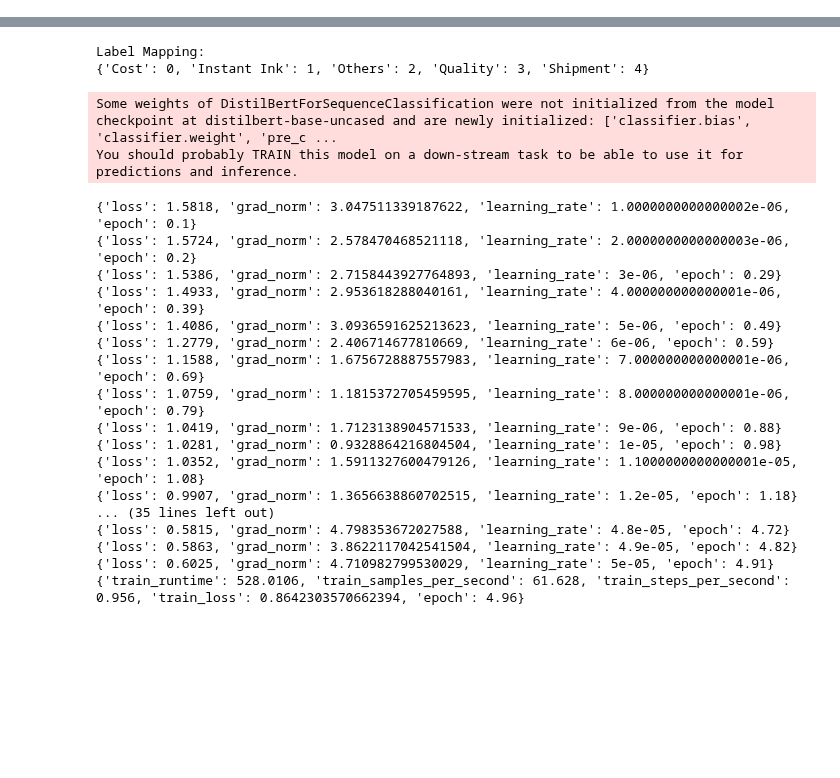
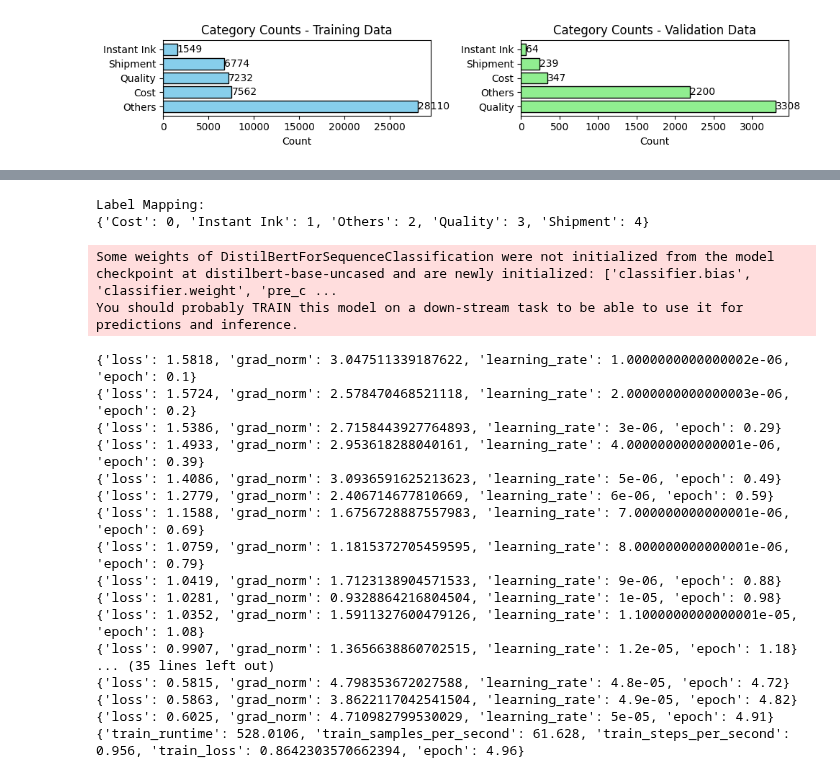
Before and after one commit to wd686/InkSightAnalyzer, a Jupyter notebook: distilbert (category).ipynb, the cells around one changed output, grey strips where cells are left out. Cells and saved outputs as stored; diff of their text form; code cells hidden in the pictures; blank space fills up the shorter version.

```diff
--- a/distilbert (category).ipynb
+++ b/distilbert (category).ipynb
@@ -46,0 +34,74 @@ See the caveats in the documentation: https://pandas.pydata.org/pandas-docs/stab
+# %%
+df = pd.read_csv('combined_dfv2.csv', dtype=str)
+
+# 'max_predicted_aspect'  : Ground Truth Aspects / Labels
+# 'Combined Text'         : Review Content for Aspect Predictions / Texts
+
+### Data Preparation Steps for Model Training Data
+# 1.1 Removal of NaN from Labels and Texts                  ✔️
+# 1.2 Renaming of Labels, Product/print Quality -> Quality  ✔️
+# 2.1 Creating measure for Token and Sentence Count         ✔️
+# 2.2 Filter by Review Length or Tokens                     ✔️
+# 3. Filter by Date,  Training: <Apr-24, Validation: Apr-24)✔️
+
+# 1.1 Removal of NaN from Labels and Texts
+df = df.dropna(subset=['max_predicted_aspect', 'Combined Text'])
+
+# 1.2 Renaming of Labels, Product/print Quality -> Quality
+df['max_predicted_aspect'] = df['max_predicted_aspect'].replace({'Product/print quality': 'Quality'})
+
+# 2.1 Creating measure for Token and Sentence Count
+def count_tokens(text):
+    if isinstance(text, str):  # Only process string values
+        return len(text.split())
+    return 0  # Return 0 for non-string or NaN values
+df['token_count'] = df['Combined Text'].apply(count_tokens)
+
+def count_sentences(text):
+    return len(nltk.sent_tokenize(text))
+df['sentence_count'] = df['Combined Text'].apply(count_sentences)
+
+# 2.2 Filter by Review Length and/or Tokens
+token_threshold = 40
+sentence_threshold = 3
+df = df[(df['token_count'] <= token_threshold) | (df['sentence_count'] <= sentence_threshold)]
+
+# 3. Filter by Date,  Training: <Apr-24, Validation: Apr-24)
+mmm_yy1 = 'Jun-23'
+mmm_yy2 = 'Apr-24'
+df['date'] = pd.to_datetime(df['Month of Response Date'], format='%b-%y')
+cutoff_date1 = pd.to_datetime(mmm_yy1, format='%b-%y')
+cutoff_date2 = pd.to_datetime(mmm_yy2, format='%b-%y')
+
+training_df = df[(df['date'] >= cutoff_date1) | (df['date'] < cutoff_date2)].sort_values('date', ascending=False)
+validation_df = df[df['date'] == cutoff_date2]
+
+
+### Plotting bar chart for visual inspection and comparison
+
+# Get value counts for each category in training_df and validation_df
+training_value_counts = training_df['max_predicted_aspect'].value_counts()
+validation_value_counts = validation_df['max_predicted_aspect'].value_counts()
+
+# Create subplots
+fig, axes = plt.subplots(nrows=1, ncols=2, figsize=(10, 2))
+
+# Plotting the bar chart for training_df
+axes[0].barh(training_value_counts.index, training_value_counts.values, color='skyblue', edgecolor='black')
+for i in range(len(training_value_counts)):
+    axes[0].text(training_value_counts.values[i], i, training_value_counts.values[i], va='center')
+axes[0].set_xlabel('Count')
+axes[0].set_title('Category Counts - Training Data')
+
+# Plotting the bar chart for validation_df
+axes[1].barh(validation_value_counts.index, validation_value_counts.values, color='lightgreen', edgecolor='black')
+for i in range(len(validation_value_counts)):
+    axes[1].text(validation_value_counts.values[i], i, validation_value_counts.values[i], va='center')
+axes[1].set_xlabel('Count')
+axes[1].set_title('Category Counts - Validation Data')
+
+# Adjust layout
+plt.tight_layout()
+plt.show()
+# %% [output]
+[figure, added]
```
Also changed, not shown: parts of 5 cells of this notebook.
